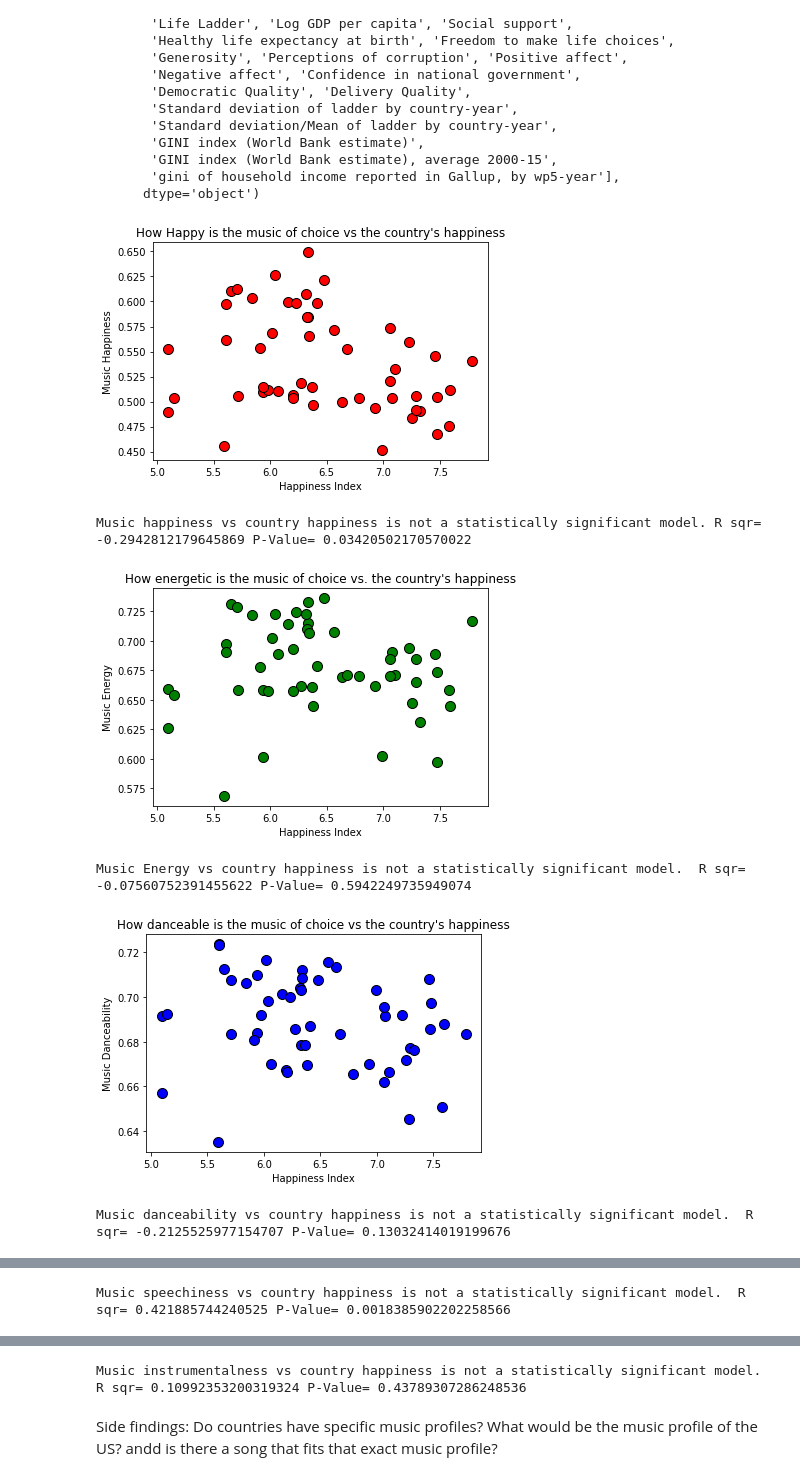
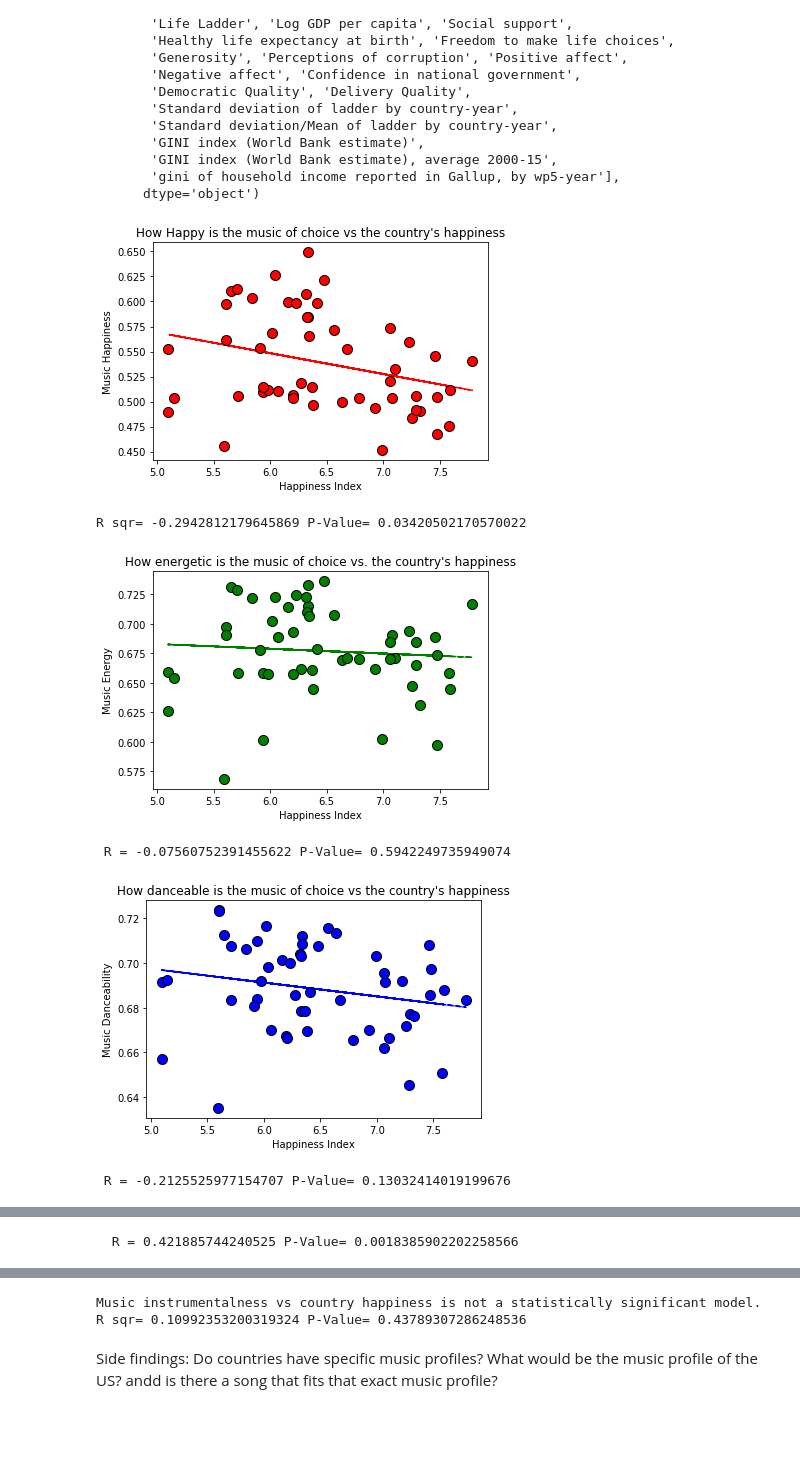
Before and after one commit to spastranas/GroupProject, a Jupyter notebook: Final .ipynb, the cells around one changed output, grey strips where cells are left out. Saved outputs shown, nothing was run; the diff lists cells and outputs as text; code cells hidden in the pictures; blank space fills up the shorter version.

```diff
--- a/Final .ipynb
+++ b/Final .ipynb
@@ -298,6 +303,12 @@ fig,    ax = plt.subplots()
 ax.errorbar(MusicHappinessDF['Life Ladder'], MusicHappinessDF["happiness"],  fmt="o",color= 'r'
                ,linewidth=0, markeredgecolor='black',markeredgewidth=1,markersize=10,label='label')
 
+#regression
+
+
+(slope, intercept, r, p, error) = linregress(MusicHappinessDF['Life Ladder'], MusicHappinessDF["happiness"])
+fit = slope * MusicHappinessDF['Life Ladder'] + intercept
+ax.plot(MusicHappinessDF['Life Ladder'], fit, 'r--')
 
 plt.xlabel('Happiness Index')
 plt.ylabel('Music Happiness')
@@ -306,18 +317,22 @@ plt.title("How Happy is the music of choice vs the country's happiness")
 plt.savefig("Graphs/HappinessVsMusicPositivity.png")
 plt.show()
 
-#regression
 
-
-(slope, intercept, r, p, error) = linregress(MusicHappinessDF['Life Ladder'], MusicHappinessDF["happiness"])
-fit = slope * MusicHappinessDF["happiness"] + intercept
-print("Music happiness vs country happiness is not a statistically significant model. R sqr= " + str(r) + ' P-Value= ' + str(p))
+print("R sqr= " + str(r) + ' P-Value= ' + str(p))
 
 
                                             #Music Energy
 fig,    ax = plt.subplots()
 ax.errorbar(MusicHappinessDF['Life Ladder'], MusicHappinessDF["energy"],  fmt="o",color= 'g'
                ,linewidth=0, markeredgecolor='black',markeredgewidth=1,markersize=10,label='label')
+
+#regression
+
+
+(slope, intercept, r, p, error) = linregress(MusicHappinessDF['Life Ladder'], MusicHappinessDF["energy"])
+fit = slope * MusicHappinessDF['Life Ladder'] + intercept
+ax.plot(MusicHappinessDF['Life Ladder'], fit, 'g--')
+
 plt.xlabel('Happiness Index')
 plt.ylabel('Music Energy')
 plt.title("How energetic is the music of choice vs. the country's happiness")
@@ -327,13 +342,21 @@ plt.show()
 
 #regression
 (slope, intercept, r, p, error) = linregress(MusicHappinessDF['Life Ladder'], MusicHappinessDF["energy"])
-print("Music Energy vs country happiness is not a statistically significant model.  R sqr= " + str(r) + ' P-Value= ' + str(p))
+print(" R = " + str(r) + ' P-Value= ' + str(p))
 
 
                                         #Music Danceability
 fig,    ax = plt.subplots()
 ax.errorbar(MusicHappinessDF['Life Ladder'], MusicHappinessDF["danceability"],  fmt="o",color= 'b'
                ,linewidth=0, markeredgecolor='black',markeredgewidth=1,markersize=10,label='label')
+
+#regression
+
+
+(slope, intercept, r, p, error) = linregress(MusicHappinessDF['Life Ladder'], MusicHappinessDF["danceability"])
+fit = slope * MusicHappinessDF['Life Ladder'] + intercept
+ax.plot(MusicHappinessDF['Life Ladder'], fit, 'b--')
+
 plt.xlabel('Happiness Index')
 plt.ylabel('Music Danceability')
 plt.title("How danceable is the music of choice vs the country's happiness")
@@ -344,7 +367,7 @@ plt.show()
 
 #regression
 (slope, intercept, r, p, error) = linregress(MusicHappinessDF['Life Ladder'], MusicHappinessDF["danceability"])
-print("Music danceability vs country happiness is not a statistically significant model.  R sqr= " + str(r) + ' P-Value= ' + str(p))
+print(" R = " + str(r) + ' P-Value= ' + str(p))
 
 
                                         #Music Speachiness
@@ -352,39 +375,44 @@ print("Music danceability vs country happiness is not a statistically significan
 fig,    ax = plt.subplots()
 ax.errorbar(MusicHappinessDF['Life Ladder'], MusicHappinessDF["speechiness"],  fmt="o",color= 'y'
                ,linewidth=0, markeredgecolor='black',markeredgewidth=1,markersize=10,label='label')
+#regression
 
+
+(slope, intercept, r, p, error) = linregress(MusicHappinessDF['Life Ladder'], MusicHappinessDF["speechiness"])
+fit = slope * MusicHappinessDF['Life Ladder'] + intercept
+ax.plot(MusicHappinessDF['Life Ladder'], fit, 'r--')
 
 plt.xlabel('Happiness Index')
 plt.ylabel('Music speechiness')
 plt.title("How Wordy is the music of choice vs the country's happiness")
 #save the image in the folder
 plt.savefig("Graphs/HappinessVsMusicSpeacheeness.png")
 plt.show()
 
 
 #regression
 (slope, intercept, r, p, error) = linregress(MusicHappinessDF['Life Ladder'], MusicHappinessDF["speechiness"])
-print("Music speechiness vs country happiness is not a statistically significant model.  R sqr= " + str(r) + ' P-Value= ' + str(p))
+print("  R = " + str(r) + ' P-Value= ' + str(p))
 
 
                                         # Music instrumentalness
 fig,    ax = plt.subplots()
 ax.errorbar(MusicHappinessDF['Life Ladder'], MusicHappinessDF["instrumentalness"],  fmt="o",color= 'orange'
                ,linewidth=0, markeredgecolor='black',markeredgewidth=1,markersize=10,label='label')
 plt.xlabel('Happiness Index')
 plt.ylabel('Music instrumentalness')
 plt.title("How instrumental is the music of choice vs the country's happiness")
 #save the image in the folder
 plt.savefig("Graphs/HappinessVsMusicInstrumentalness.png")
 plt.show()
 
 #regression
 (slope, intercept, r, p, error) = linregress(MusicHappinessDF['Life Ladder'], MusicHappinessDF["instrumentalness"])
 print("Music instrumentalness vs country happiness is not a statistically significant model.  R sqr= " + str(r) + ' P-Value= ' + str(p))
 # %% [output]
-[figure, old version]
+[figure, new version]
-Music happiness vs country happiness is not a statistically significant model. R sqr= -0.2942812179645869 P-Value= 0.03420502170570022
+R sqr= -0.2942812179645869 P-Value= 0.03420502170570022
-[figure, old version]
+[figure, new version]
-Music Energy vs country happiness is not a statistically significant model.  R sqr= -0.07560752391455622 P-Value= 0.5942249735949074
+ R = -0.07560752391455622 P-Value= 0.5942249735949074
-[figure, old version]
+[figure, new version]
-Music danceability vs country happiness is not a statistically significant model.  R sqr= -0.2125525977154707 P-Value= 0.13032414019199676
+ R = -0.2125525977154707 P-Value= 0.13032414019199676
@@ -392,4 +420,4 @@ Music danceability vs country happiness is not a statistically significant model
-Music speechiness vs country happiness is not a statistically significant model.  R sqr= 0.421885744240525 P-Value= 0.0018385902202258566
+  R = 0.421885744240525 P-Value= 0.0018385902202258566
 [figure]
 Music instrumentalness vs country happiness is not a statistically significant model.  R sqr= 0.10992353200319324 P-Value= 0.43789307286248536
 # %% [markdown]
```
Also changed, not shown: parts of 12 cells of this notebook, 14 other files.
